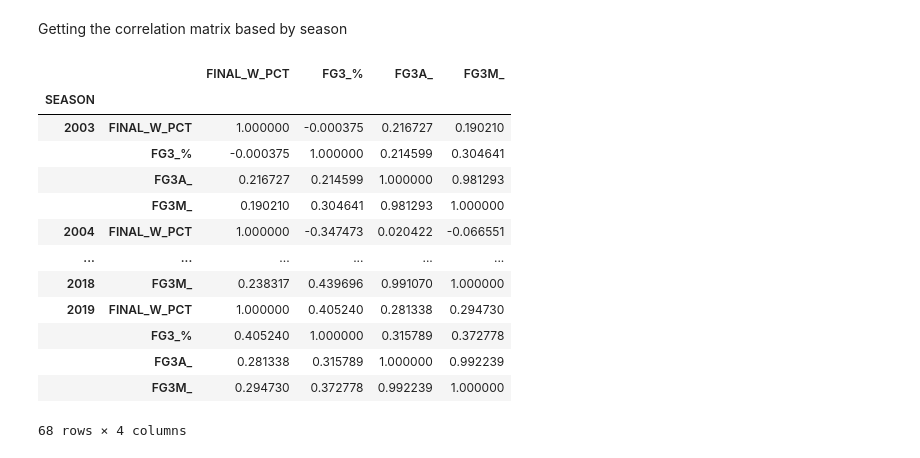
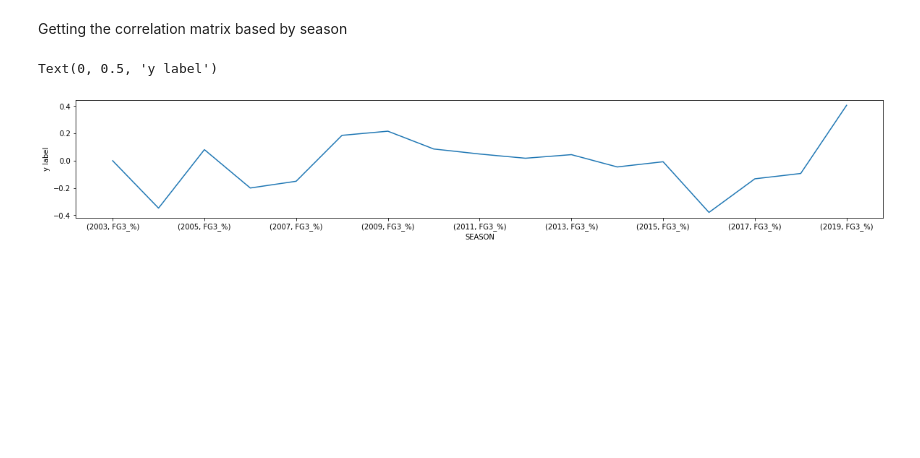
Before and after one commit to camiloms10/NBA_project, a Jupyter notebook: NBA_analysis.ipynb, the cells around one changed output. Saved outputs shown, nothing was run; the diff lists cells and outputs as text; code cells hidden in the pictures; blank space fills up the shorter version.

```diff
--- a/NBA_analysis.ipynb
+++ b/NBA_analysis.ipynb
@@ -139,22 +139,14 @@ df_rank
 509 rows × 10 columns
 # %% [markdown]
 Getting the correlation matrix based by season
-# %%
-df_corr = df_rank.groupby('SEASON')[['FINAL_W_PCT','FG3_%','FG3A_','FG3M_']].corr()#.iloc[0::2,-1]
-df_corr
-#plt.plot('SEASON', 'FINAL_W_PCT', 'o', color='black')
-# %% [output]
-|  |  | FINAL_W_PCT | FG3_% | FG3A_ | FG3M_ |
-| SEASON |  |  |  |  |  |
-| 2003 | FINAL_W_PCT | 1.000000 | -0.000375 | 0.216727 | 0.190210 |
-|  | FG3_% | -0.000375 | 1.000000 | 0.214599 | 0.304641 |
-|  | FG3A_ | 0.216727 | 0.214599 | 1.000000 | 0.981293 |
-|  | FG3M_ | 0.190210 | 0.304641 | 0.981293 | 1.000000 |
-| 2004 | FINAL_W_PCT | 1.000000 | -0.347473 | 0.020422 | -0.066551 |
-| ... | ... | ... | ... | ... | ... |
-| 2018 | FG3M_ | 0.238317 | 0.439696 | 0.991070 | 1.000000 |
-| 2019 | FINAL_W_PCT | 1.000000 | 0.405240 | 0.281338 | 0.294730 |
-|  | FG3_% | 0.405240 | 1.000000 | 0.315789 | 0.372778 |
-|  | FG3A_ | 0.281338 | 0.315789 | 1.000000 | 0.992239 |
-|  | FG3M_ | 0.294730 | 0.372778 | 0.992239 | 1.000000 |
-68 rows × 4 columns
+# %%
+df_corr_3_PERC = df_rank.groupby('SEASON')[['FINAL_W_PCT','FG3_%']].corr()#.iloc[0::2,-1]
+df_corr_3_PERC = df_corr_3_PERC.loc[df_corr_3_PERC['FINAL_W_PCT'] != 1]
+df_corr_3_PERC = df_corr_3_PERC['FINAL_W_PCT']
+df_corr_3_PERC
+ax = df_corr_3_PERC.plot(figsize=(20,3))
+ax.set_xlabel("SEASON")
+ax.set_ylabel("y label")
+# %% [output]
+Text(0, 0.5, 'y label')
+[figure, added]
```
